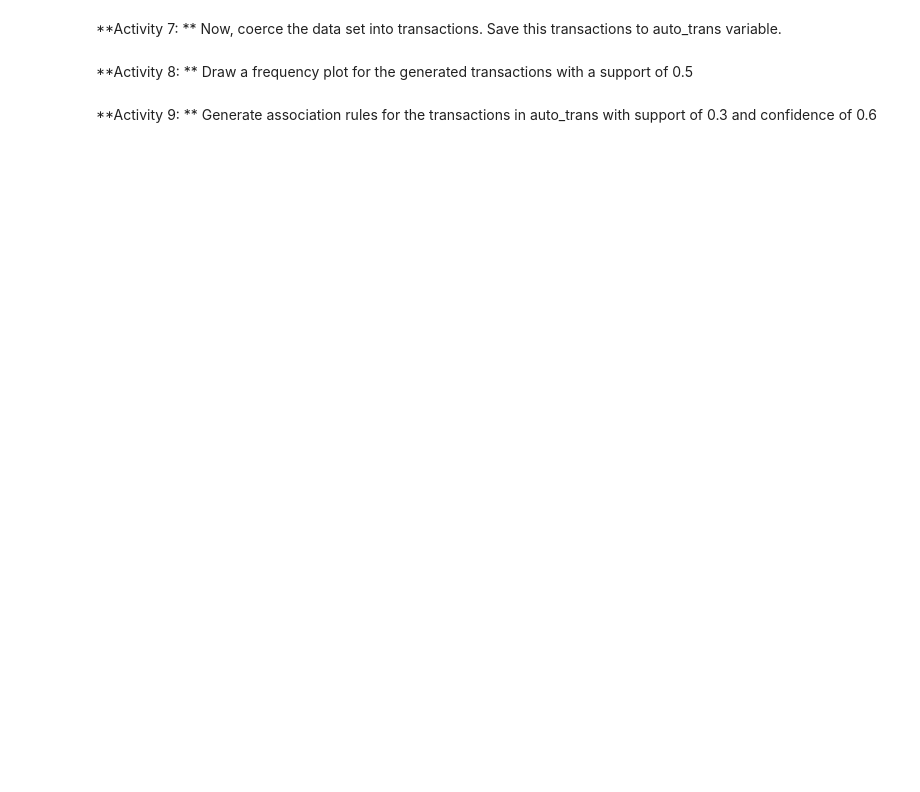
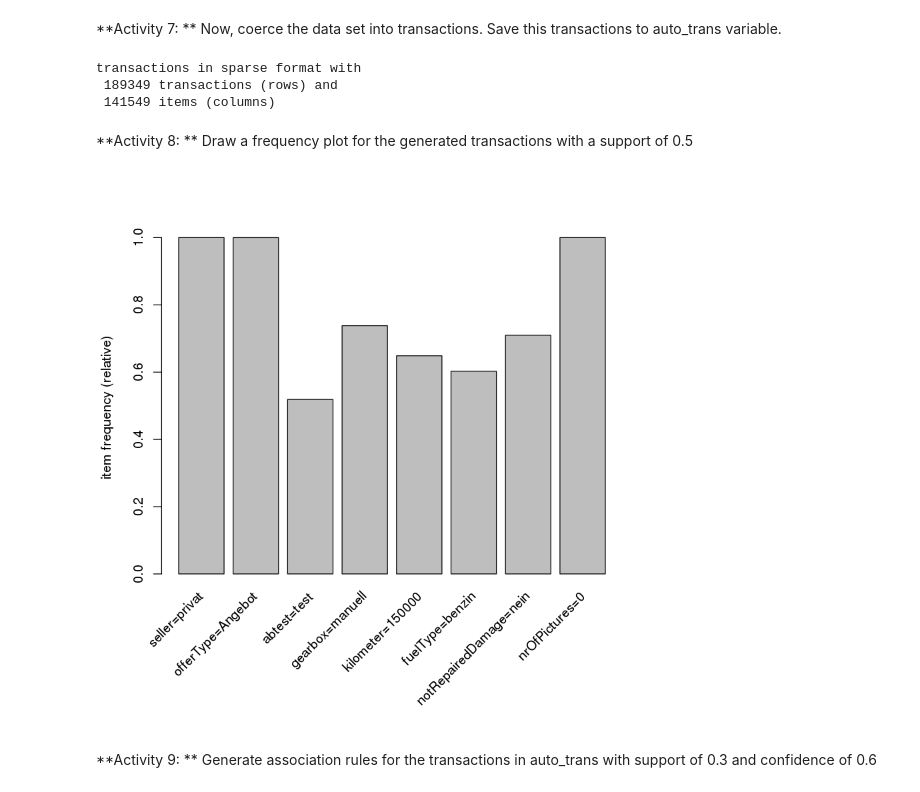
Before and after one commit to asouleymane/DMIR, a Jupyter notebook: modules/module2/exercises/Exercises_Auto_Sales.ipynb, the cells around one changed output. Cells and saved outputs as stored; diff of their text form; code cells hidden in the pictures; blank space fills up the shorter version.

```diff
--- a/modules/module2/exercises/Exercises_Auto_Sales.ipynb
+++ b/modules/module2/exercises/Exercises_Auto_Sales.ipynb
@@ -34,4 +108,5 @@ In below piece of code, we are trying to substract two dates. You can directly s
 # Import lubridate package that has cool functions to play with dates
 library(lubridate)
 
-auto_sales$days = as.Date(format(as.POSIXct((auto_sales$lastSeen) ,format = "%Y-%m-%d %X"))) - as.Date(format(as.POSIXct((auto_sales$dateCreated),format ="%Y-%m-%d %X")))
+auto_sales$days = as.Date(format(as.POSIXct((auto_sales$lastSeen) ,format = "%Y-%m-%d %X"))) -
+as.Date(format(as.POSIXct((auto_sales$dateCreated),format ="%Y-%m-%d %X")))
@@ -41,3 +125,7 @@ head(auto_sales$days)
 **Activity 4: ** Remove the columns dateCrawled, dateCreated and lastSeen from dataframe
 # %%
 # Your code for activity 4 goes here..
+auto_sales[["dateCrawled"]]<-NULL
+auto_sales[["dateCreated"]]<-NULL
+auto_sales[["lastSeen"]]<-NULL
+head(auto_sales)
@@ -48,3 +142,6 @@ head(auto_sales$days)
+# %%
+# Your code for activity 5 goes here..
+auto_sales[,c(1,4,7,9,11,12,16,17,18)]=lapply(auto_sales[,c(1,4,7,9,11,12,16,17,18)],as.factor)
 # %% [markdown]
 **Activity 6: ** Verify the data type of all columns. Make sure all columns are of factor type before we create transactions from auto-sales dataframe.
 # %%
@@ -55,10 +182,19 @@ library("arules")
 **Activity 7: ** Now, coerce the data set into transactions. Save this transactions to auto_trans variable.
 # %%
 # Your code for activity 7 goes here..
+auto_trans <- as(auto_sales, "transactions")
+auto_trans
+# %% [output]
+transactions in sparse format with
+ 189349 transactions (rows) and
+ 141549 items (columns)
 # %% [markdown]
 **Activity 8: ** Draw a frequency plot for the generated transactions with a support of 0.5
 # %%
 # Your code for activity 8 goes here..
+itemFrequencyPlot(auto_trans,support=.5)
+# %% [output]
+[figure, added]
 # %% [markdown]
 **Activity 9: ** Generate association rules for the transactions in auto_trans with support of 0.3 and confidence of 0.6
 # %%
```
Also changed, not shown: parts of 18 cells of this notebook, 43 other files.
